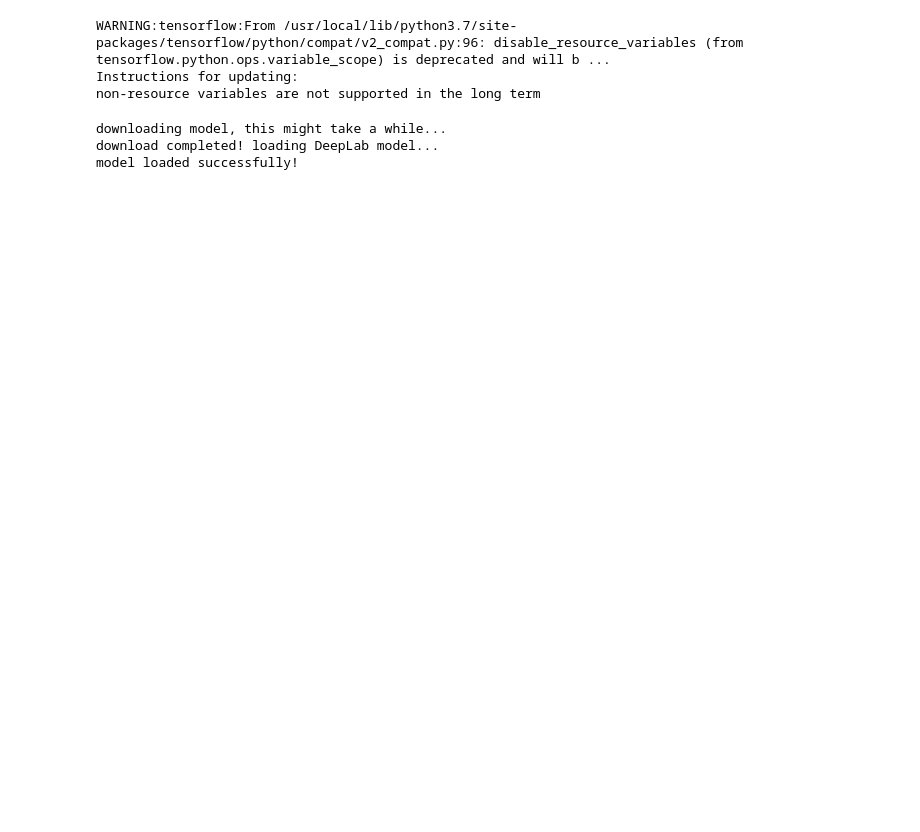
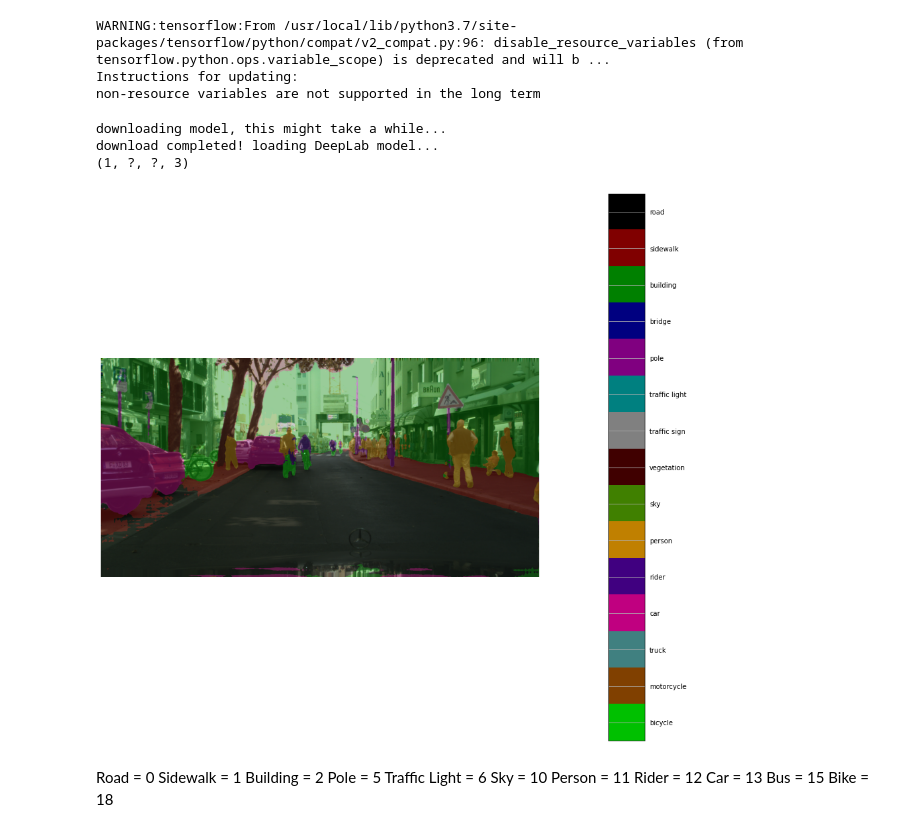
Before and after one commit to jeffrwatts/cityscapes, a Jupyter notebook: inference.ipynb, the cells around one changed output. Saved outputs shown, nothing was run; the diff lists cells and outputs as text; code cells hidden in the pictures; blank space fills up the shorter version.

```diff
--- a/inference.ipynb
+++ b/inference.ipynb
@@ -121,5 +136,5 @@ FULL_COLOR_MAP = label_to_color_image(FULL_LABEL_MAP)
 # %%
-MODEL_NAME = 'mobilenetv2_coco_cityscapes_trainfine'  # @param ['mobilenetv2_coco_voctrainaug', 'mobilenetv2_coco_voctrainval', 'xception_coco_voctrainaug', 'xception_coco_voctrainval']
+MODEL_NAME = 'mobilenetv2_coco_cityscapes_trainfine'
 
 _DOWNLOAD_URL_PREFIX = 'http://download.tensorflow.org/models/'
 _MODEL_URLS = {
@@ -135,6 +150,10 @@ _MODEL_URLS = {
         'deeplab_cityscapes_xception71_trainfine_2018_09_08.tar.gz',
     'xception71_dpc_cityscapes_trainval':
         'deeplab_cityscapes_xception71_trainvalfine_2018_09_08.tar.gz',
+    'EdgeTPU-DeepLab':
+        'edgetpu-deeplab-slim_2020_03_09.tar.gz',
+    'EdgeTPU-DeepLab-slim':
+        'edgetpu-deeplab-slim_2020_03_09.tar.gz'
 }
 _TARBALL_NAME = 'deeplab_model.tar.gz'
 
@@ -146,10 +165,8 @@ print('downloading model, this might take a while...')
 urllib.request.urlretrieve(_DOWNLOAD_URL_PREFIX + _MODEL_URLS[MODEL_NAME],
                    download_path)
 print('download completed! loading DeepLab model...')
-
-MODEL = DeepLabModel(download_path)
-print('model loaded successfully!')
+model = DeepLabModel(download_path)
 # %% [output]
 downloading model, this might take a while...
 download completed! loading DeepLab model...
-model loaded successfully!
+(1, ?, ?, 3)
@@ -178,0 +176,20 @@ run_visualization(image_url)
+# %%
+RESIZE_TO = None
+image = cv2.imread('image_5.png', cv2.IMREAD_COLOR)
+resized_image, seg_map = model.run(image, RESIZE_TO)
+# %%
+display(resized_image, seg_map)
+# %% [output]
+[figure, added]
+# %% [markdown]
+Road = 0
+Sidewalk = 1
+Building = 2
+Pole = 5
+Traffic Light = 6
+Sky = 10
+Person = 11
+Rider = 12
+Car = 13
+Bus = 15
+Bike = 18
```
Also changed, not shown: parts of 6 cells of this notebook.
